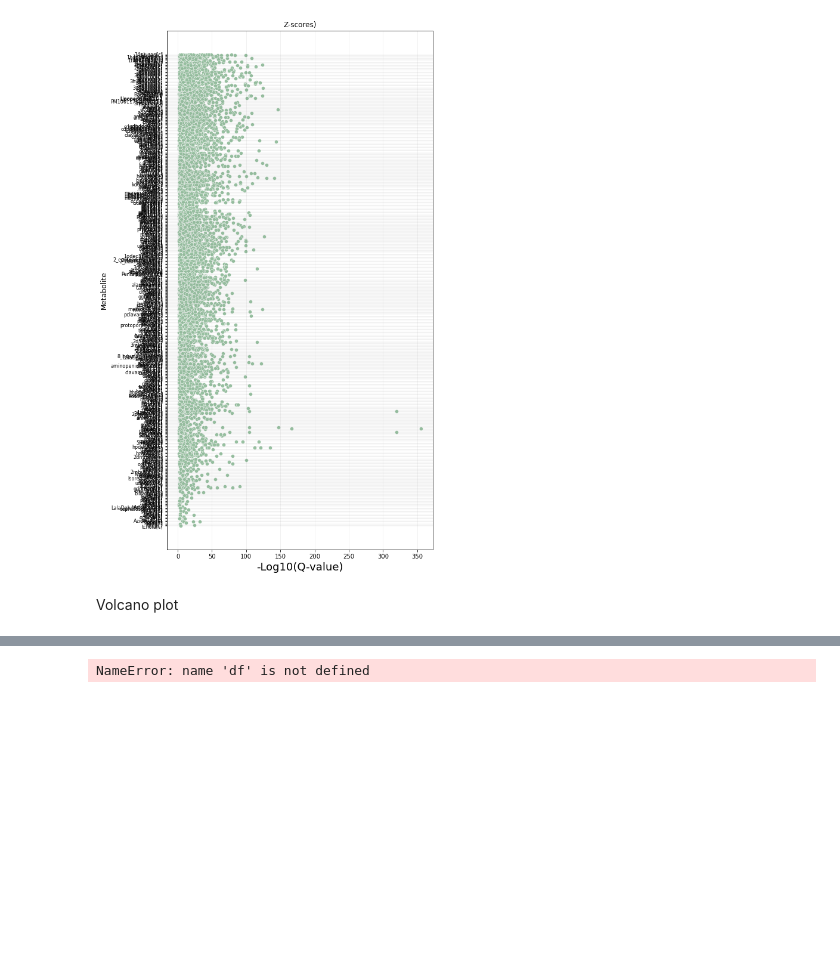
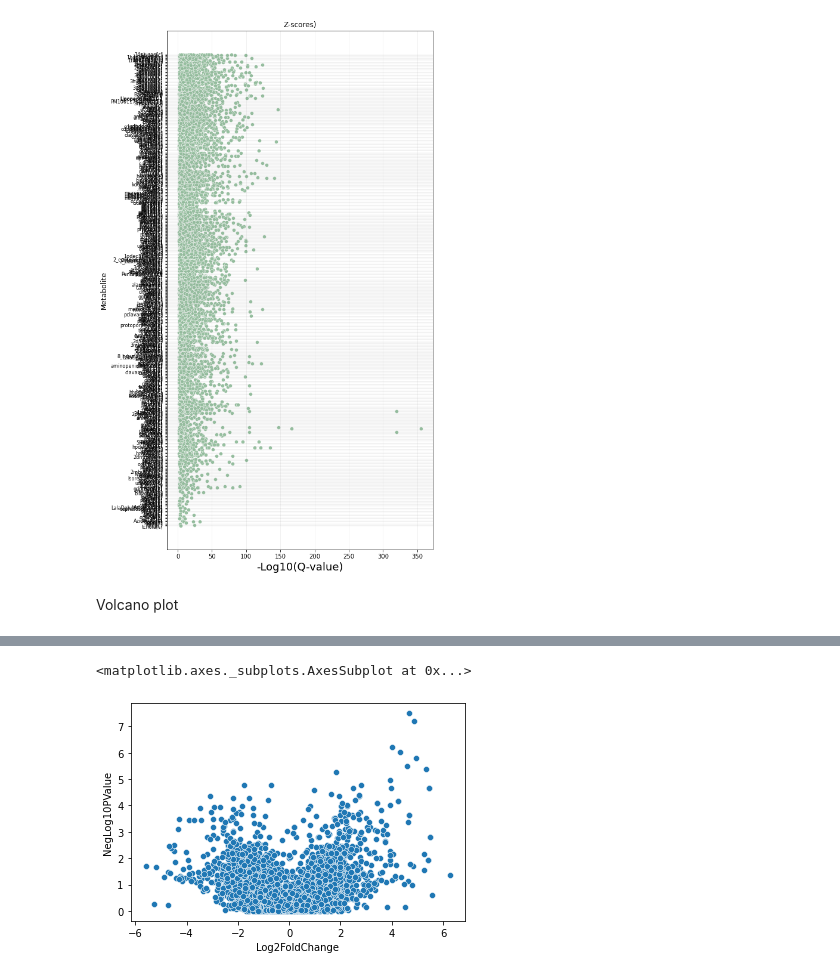
Before and after one commit to AutoFlowResearch/BFAIR, a Jupyter notebook: docs/examples/FIA_MS_MetEngNP_demo_notebook.ipynb, the cells around one changed output, grey strips where cells are left out. Saved outputs shown, nothing was run; the diff lists cells and outputs as text; code cells hidden in the pictures; blank space fills up the shorter version.

Commit message:
WIP: debugging volcano plot

```diff
--- a/docs/examples/FIA_MS_MetEngNP_demo_notebook.ipynb
+++ b/docs/examples/FIA_MS_MetEngNP_demo_notebook.ipynb
@@ -1425,12 +1425,12 @@ def calcVolcanoStats(intensities, intensities_metric,
                 if (intensities1.shape[0] == 0 and intensities2.shape[0] == 0) \
                     or (intensities_metric1.shape[0] == 0 and intensities_metric2.shape[0] == 0):
                     continue
-                elif intensities1.shape[0] == 0 and intensities2.shape[0] != 0 \
+                elif intensities1.shape[0] == 0 and intensities2.shape[0] > 1 \
                     and intensities_metric1.shape[0] == 0 and intensities_metric2.shape[0] != 0:
                     value_metric2 = intensities_metric2[metric].tolist()[0]
                     n2 = intensities2.shape[0]
                     significant = True
-                elif intensities1.shape[0] != 0 and intensities2.shape[0] == 0 \
+                elif intensities1.shape[0] > 1 and intensities2.shape[0] == 0 \
                     and intensities_metric1.shape[0] != 0 and intensities_metric2.shape[0] == 0:
                     value_metric1 = intensities_metric1[metric].tolist()[0]
                     n1 = intensities1.shape[0]
@@ -1453,7 +1453,11 @@ def calcVolcanoStats(intensities, intensities_metric,
 
                     # Determine significance based on fold change and pvalue
                     significant = False
-                    if np.abs(fclog2) >= threshold_log2fc and neglog10pval >= threshold_neglog10pval:
+                    if n1 == 1 and n2 == 1 and np.abs(fclog2) >= threshold_log2fc:
+                        significant = False
+                    elif (n1 == 1 or n2 == 1) and np.abs(fclog2) >= threshold_log2fc:
+                        significant = True
+                    elif np.abs(fclog2) >= threshold_log2fc and neglog10pval >= threshold_neglog10pval:
                         significant = True
 
                 else:
@@ -1665,6 +1647,9 @@ def volcano(df="dataframe", lfc=None, pv=None, lfc_thr=(1, 1), pv_thr=(0.05, 0.0
         general.axis_ticks(xlm, ylm, axtickfontsize, axtickfontname, ar)
         general.get_figure(show, r, figtype, figname, theme)
 # %%
-volcano(df=df, lfc='log2FC', pv='p-value', show=True, geneid="Metabolites")
+tmp = volcano_plot[(~volcano_plot["NegLog10PValue"].isnull()) & (~volcano_plot["Log2FoldChange"].isnull())]
+#volcano(df=tmp, lfc='Log2FoldChange', pv='NegLog10PValue', show=True, geneid="Metabolite")
+sns.scatterplot(x='Log2FoldChange', y='NegLog10PValue', data=tmp)
 # %% [output]
-NameError: name 'df' is not defined
+<matplotlib.axes._subplots.AxesSubplot at 0x...>
+[figure, added]
```
Also changed, not shown: parts of 3 cells of this notebook.
